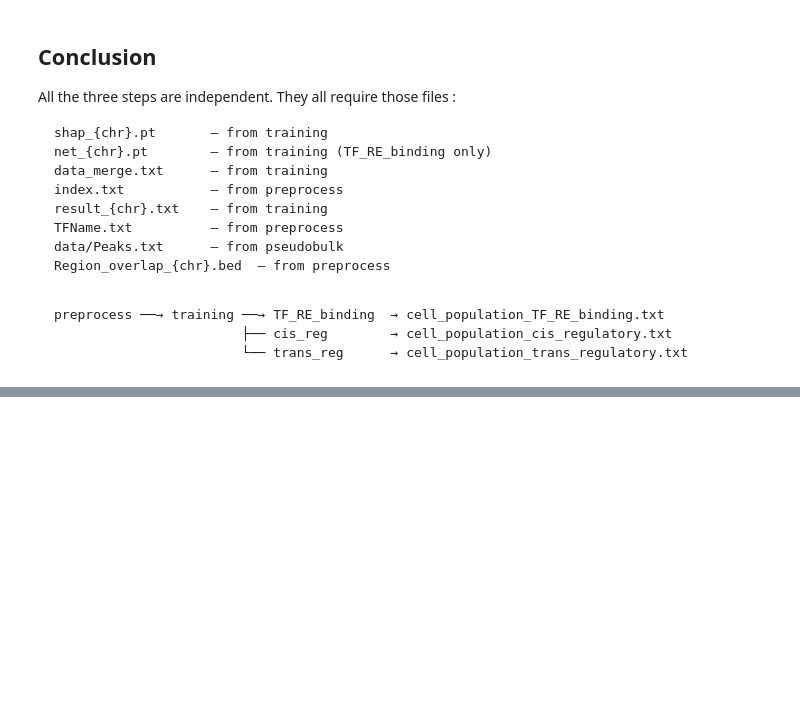
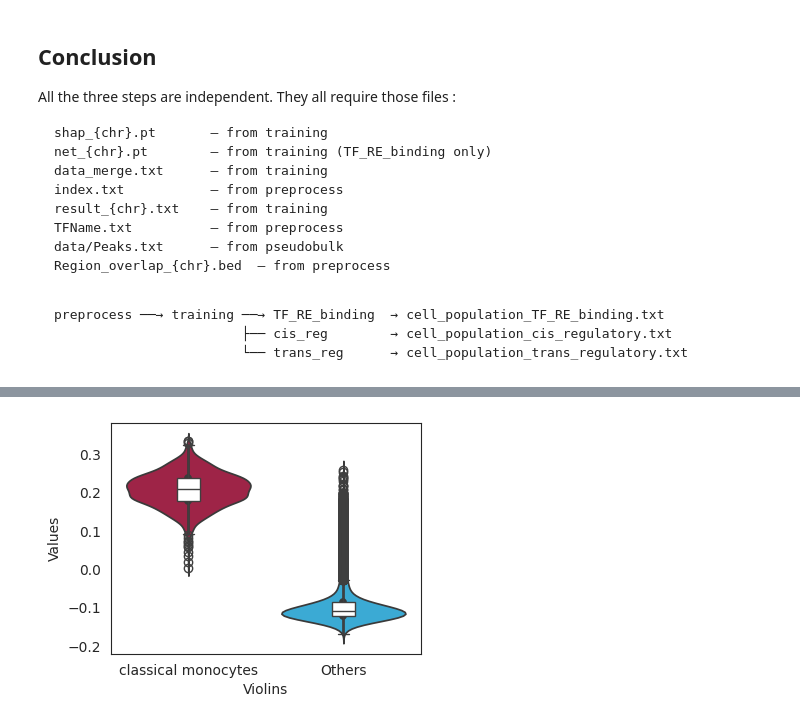
Before and after one commit to emvg/greta, a Jupyter notebook: notes_linger/LingerStepbyStep_LINGER.ipynb, the cells around one changed output, grey strips where cells are left out. Drawn from its saved outputs; the diff is of its cells as text; code cells hidden in the pictures; blank space fills up the shorter version.

```diff
--- a/notes_linger/LingerStepbyStep_LINGER.ipynb
+++ b/notes_linger/LingerStepbyStep_LINGER.ipynb
@@ -994,0 +592,10 @@ preprocess ──→ training ──→ TF_RE_binding  → cell_population_TF_RE
+# %%
+# compare MITF activity in monocytes vs all others
+# since MITF seems to be a master regulator in monocytes cells
+box_comp('MITF', adata_RNA,
+         celltype1='classical monocytes', celltype2='Others',
+         datatype='activity',
+         regulon_score=TF_activity,
+         save=False, outdir=outdir)
+# %% [output]
+[figure, added]
```
Also changed, not shown: parts of 42 cells of this notebook.
